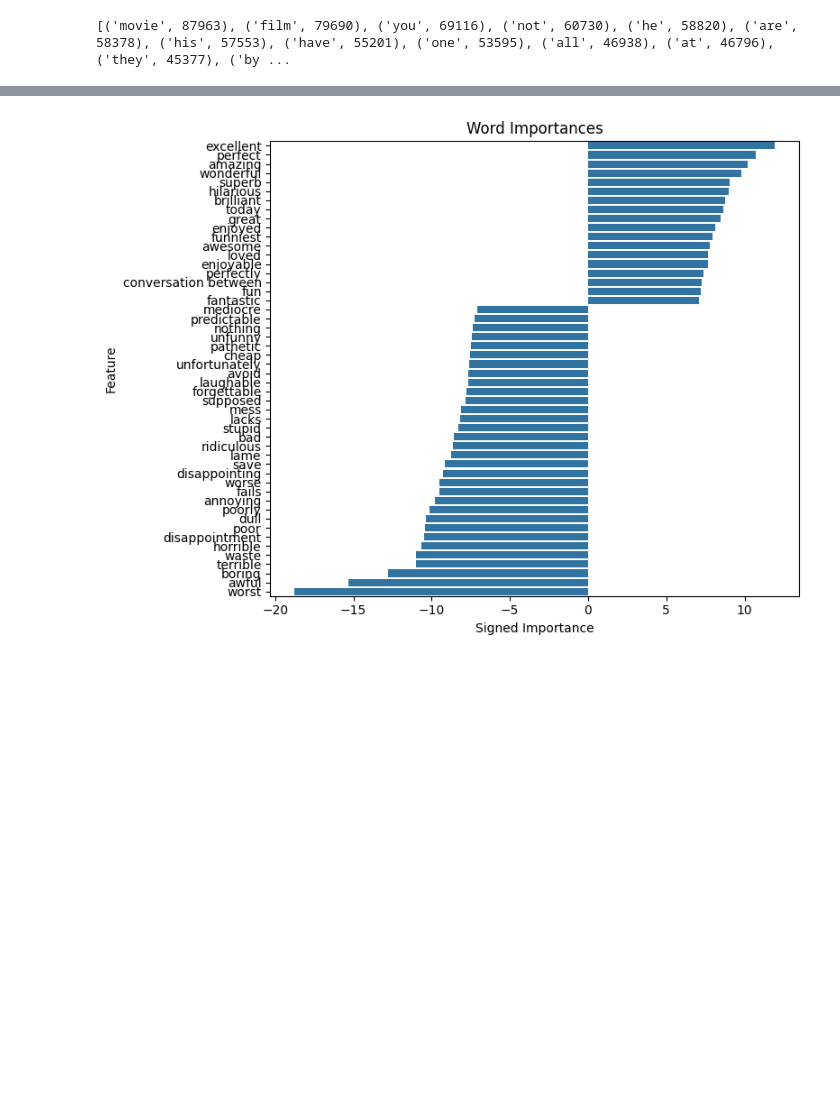
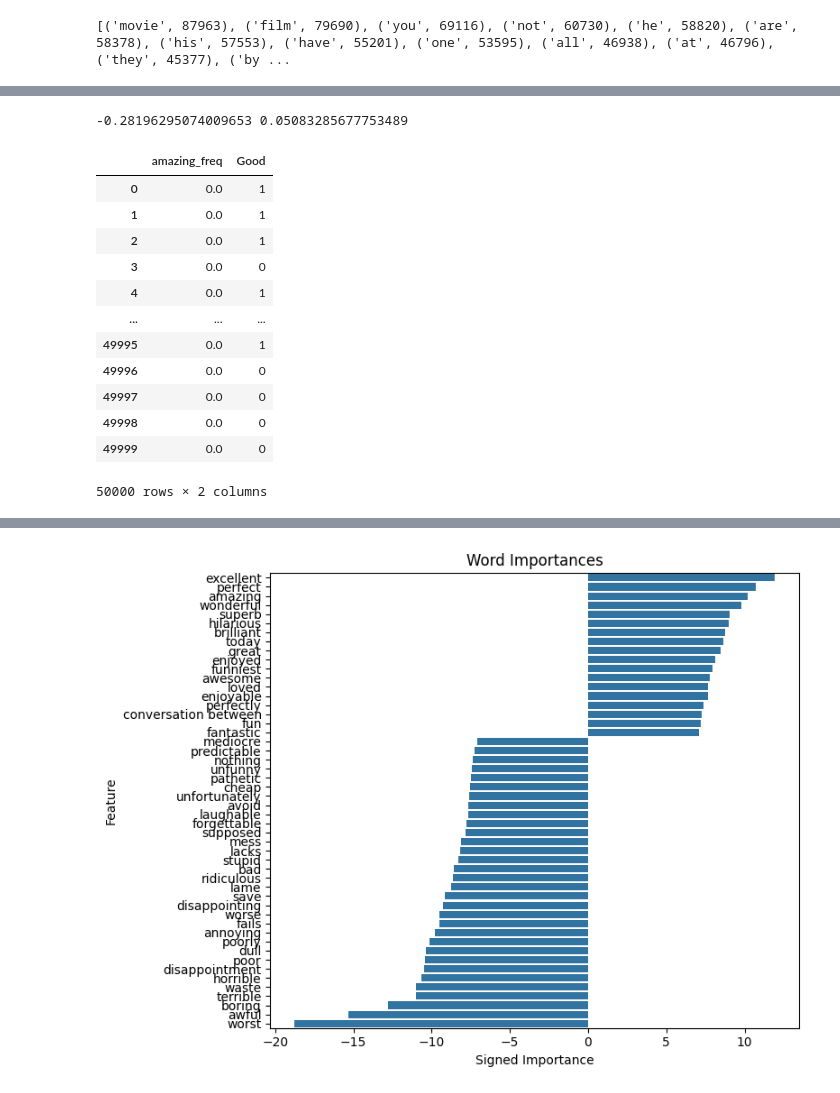
Before and after one commit to MattInglisWhalen/MovieReviewSentiments, a Jupyter notebook: mrs/bin/mrs_ipy_hashing.ipynb, the cells around one changed output, grey strips where cells are left out. Cells and saved outputs as stored; diff of their text form; code cells hidden in the pictures; blank space fills up the shorter version.

```diff
--- a/mrs/bin/mrs_ipy_hashing.ipynb
+++ b/mrs/bin/mrs_ipy_hashing.ipynb
@@ -182,5 +193,9 @@ print("Done!")
 Done!
 # %%
 print(hashdx_word_dict[70406])
+print(hashdx_word_dict[228745])
+amazing_rates = transformed_X[:,228745]
+amazing_rate_df = pd.DataFrame.sparse.from_spmatrix(amazing_rates,columns=['amazing_freq'])
+amazing_rate_df.head(10)
 # %% [output]
 -very
@@ -186,0 +242,19 @@ print(hashdx_word_dict[70406])
+# %%
+amazing_rate_df['Good'] = ratings
+print(amazing_rate_df['amazing_freq'].min(),amazing_rate_df['amazing_freq'].max())
+amazing_rate_df
+# %% [output]
+-0.28196295074009653 0.05083285677753489
+|  | amazing_freq | Good |
+| 0 | 0.0 | 1 |
+| 1 | 0.0 | 1 |
+| 2 | 0.0 | 1 |
+| 3 | 0.0 | 0 |
+| 4 | 0.0 | 1 |
+| ... | ... | ... |
+| 49995 | 0.0 | 1 |
+| 49996 | 0.0 | 0 |
+| 49997 | 0.0 | 0 |
+| 49998 | 0.0 | 0 |
+| 49999 | 0.0 | 0 |
+50000 rows × 2 columns
```
Also changed, not shown: parts of 9 cells of this notebook, 14 other files.
